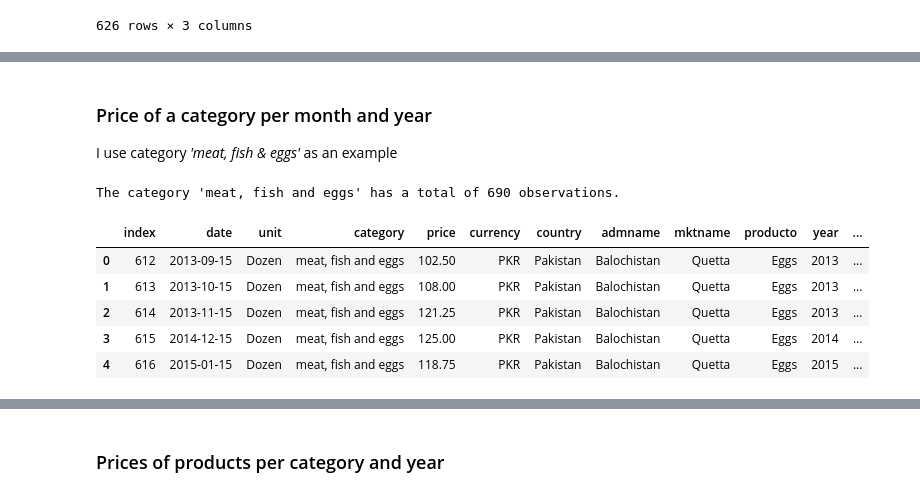
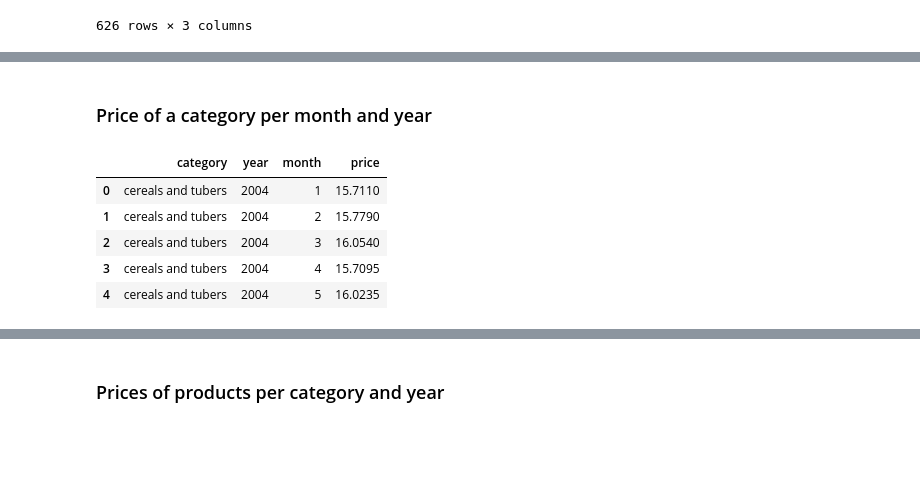
Before and after one commit to vcuspinera/Pakistan_inflation-crime, a Jupyter notebook: src/02_EDA_Food-price.ipynb, the cells around one changed output, grey strips where cells are left out. Drawn from its saved outputs; the diff is of its cells as text; code cells hidden in the pictures; blank space fills up the shorter version.

Commit message:
Update eda of wood prices considering Amine analysis

```diff
--- a/src/02_EDA_Food-price.ipynb
+++ b/src/02_EDA_Food-price.ipynb
@@ -705,23 +705,23 @@ plot.properties(width=200, height=200).facet(alt.Facet('category:N', title=None)
 [interactive output not drawn]
 # %% [markdown]
 ### Price of a category per month and year
-I use category _'meat, fish & eggs'_ as an example
 # %%
-source = df[df.category=="meat, fish and eggs"].reset_index()
+source = df.reset_index()
 
 # for this plot I create two new variables: month and year
 source['year'] = pd.DatetimeIndex(source['date']).year
 source['month'] = pd.DatetimeIndex(source['date']).month
-print("\nThe category 'meat, fish and eggs' has a total of", len(source), "observations.\n")
+
+source = pd.pivot_table(source, index=["category", "year", "month"], values=["price"],
+                        aggfunc=np.mean, fill_value=0).reset_index()
 source.head()
 # %% [output]
-The category 'meat, fish and eggs' has a total of 690 observations.
-|  | index | date | unit | category | price | currency | country | admname | mktname | producto | year | ... |
-| 0 | 612 | 2013-09-15 | Dozen | meat, fish and eggs | 102.50 | PKR | Pakistan | Balochistan | Quetta | Eggs | 2013 | ... |
-| 1 | 613 | 2013-10-15 | Dozen | meat, fish and eggs | 108.00 | PKR | Pakistan | Balochistan | Quetta | Eggs | 2013 | ... |
-| 2 | 614 | 2013-11-15 | Dozen | meat, fish and eggs | 121.25 | PKR | Pakistan | Balochistan | Quetta | Eggs | 2013 | ... |
-| 3 | 615 | 2014-12-15 | Dozen | meat, fish and eggs | 125.00 | PKR | Pakistan | Balochistan | Quetta | Eggs | 2014 | ... |
-| 4 | 616 | 2015-01-15 | Dozen | meat, fish and eggs | 118.75 | PKR | Pakistan | Balochistan | Quetta | Eggs | 2015 | ... |
+|  | category | year | month | price |
+| 0 | cereals and tubers | 2004 | 1 | 15.7110 |
+| 1 | cereals and tubers | 2004 | 2 | 15.7790 |
+| 2 | cereals and tubers | 2004 | 3 | 16.0540 |
+| 3 | cereals and tubers | 2004 | 4 | 15.7095 |
+| 4 | cereals and tubers | 2004 | 5 | 16.0235 |
 # %%
 alt.Chart(source).mark_rect().encode(
     alt.X("month:O", title = "Month", axis = alt.Axis(labelAngle = 0)),
```
Also changed, not shown: parts of 9 cells of this notebook, 1 other file.
